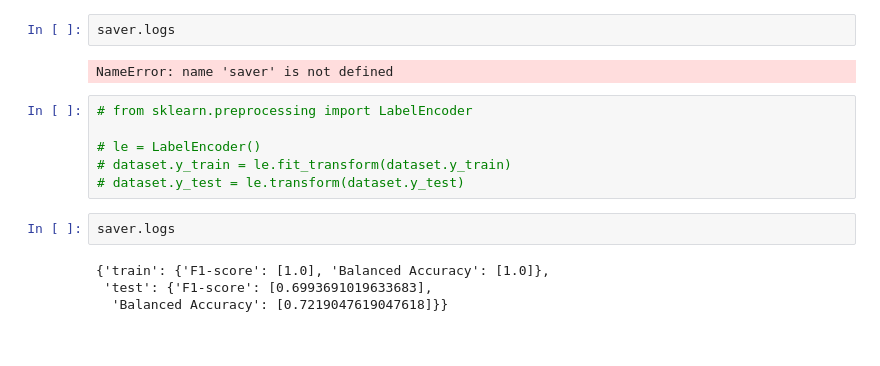
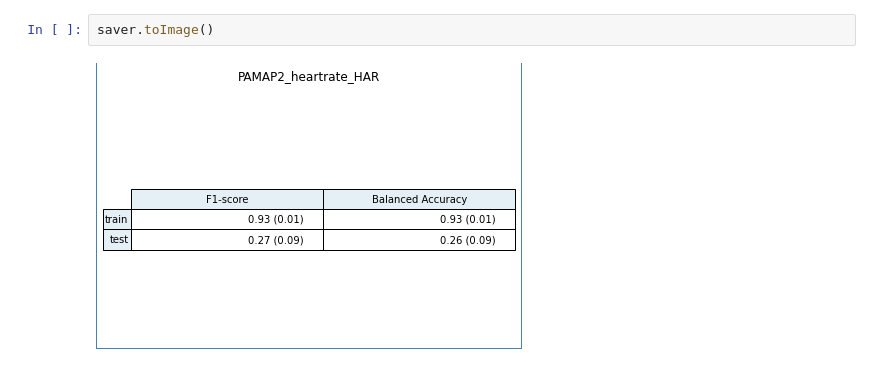
Before and after one commit to texsmv/mts_feature_learning, a Jupyter notebook: PAMAP2_bias.ipynb, the cells around one changed output. Cells and saved outputs as stored; diff of their text form.

```diff
--- a/PAMAP2_bias.ipynb
+++ b/PAMAP2_bias.ipynb
@@ -68,16 +81,4 @@ disp.plot()
 # %%
-saver.logs
+saver.toImage()
 # %% [output]
-NameError: name 'saver' is not defined
+[figure, added]
-# %%
-# from sklearn.preprocessing import LabelEncoder
-
-# le = LabelEncoder()
-# dataset.y_train = le.fit_transform(dataset.y_train)
-# dataset.y_test = le.transform(dataset.y_test)
-# %%
-saver.logs
-# %% [output]
-{'train': {'F1-score': [1.0], 'Balanced Accuracy': [1.0]},
- 'test': {'F1-score': [0.6993691019633683],
-  'Balanced Accuracy': [0.7219047619047618]}}
```
Also changed, not shown: parts of 9 cells of this notebook, 3 other files.
